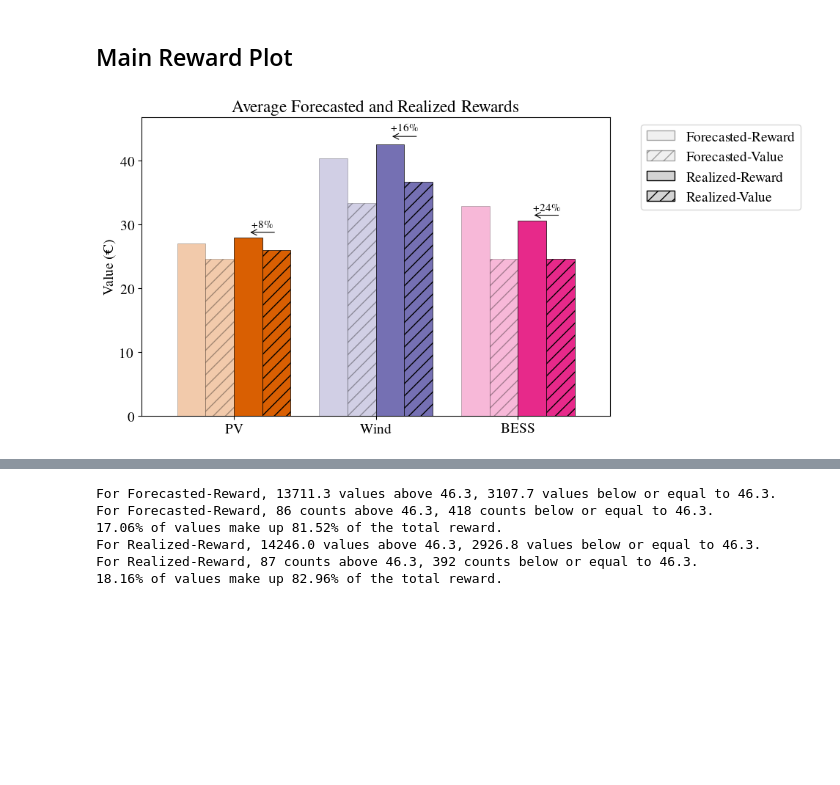
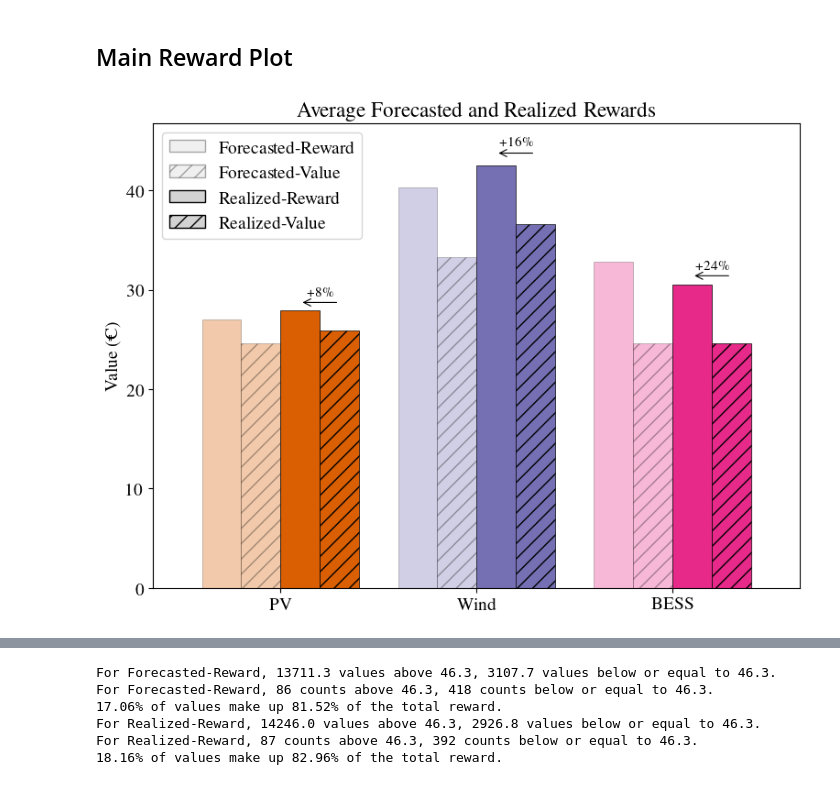
Before and after one commit to cvonholly/dvpp_reward_mechanism, a Jupyter notebook: case_visualize_UPDATED.ipynb, the cells around one changed output, grey strips where cells are left out. Saved outputs shown, nothing was run; the diff lists cells and outputs as text; code cells hidden in the pictures; blank space fills up the shorter version.

```diff
--- a/case_visualize_UPDATED.ipynb
+++ b/case_visualize_UPDATED.ipynb
@@ -88,0 +90,9 @@ df_rewards, df_forecasted, df_realized = evaluate_full_game(df_forecasted, df_re
+# %%
+# new test
+df_rewards, df_forecasted, df_realized, dvpp_formation = evaluate_full_game(df_forecasted, df_realized, MAKE_GAMES_SUPERADD=MAKE_GAMES_SUPERADD,
+                                MAKE_REALIZED_SUPERADDITIVE=MAKE_REALIZED_SUPERADDITIVE,
+                                USE_SUB_GAME_METHOD=USE_SUB_GAME_METHOD,
+                                print_warnings=False,
+                                SPLIT_FORECASTED_REALIZED=SPLIT_FORECASTED_REALIZED,
+                                GET_COALITION_FORMATION=True
+                                )
@@ -88,0 +101,26 @@ df_rewards, df_forecasted, df_realized = evaluate_full_game(df_forecasted, df_re
+# %%
+# 1. Convert the nested dictionary to a DataFrame
+# orient='index' makes the outer keys (market, timestamp) the rows
+# and the inner keys (frozensets) the columns.
+df = pd.DataFrame.from_dict(dvpp_formation, orient='index')
+
+# 2. Convert the row index from standard tuples into a pandas MultiIndex
+df.index = pd.MultiIndex.from_tuples(df.index, names=['Market', 'Timestamp'])
+
+# 3. Define a sorting hierarchy to match your exact requested column structure
+element_order = {'PV': 1, 'Wind': 2, 'BESS': 3}
+
+# 4. Convert frozenset columns to sorted tuples
+df.columns = [
+    tuple(sorted(col, key=lambda x: element_order.get(x, 4)))
+    for col in df.columns
+]
+
+# 5. Rearrange the columns from left to right:
+# Sorts by tuple length first (singles, then pairs, then triples),
+# then alphabetically by our custom element_order.
+sorted_columns = sorted(
+    df.columns,
+    key=lambda col: (len(col), [element_order.get(item, 4) for item in col])
+)
+df = df[sorted_columns]
@@ -265,7 +385,8 @@ device_colors = {
 }
 
 # 3. Create the Plot
-fig, ax = plt.subplots(figsize=(10, 5))
+# fig, ax = plt.subplots(figsize=(10, 5))
+fig, ax = plt.subplots(figsize=(8, 6))
 df_mean.plot(kind='bar', ax=ax, width=0.8, edgecolor='black', linewidth=0.5)
 
 for col_idx, container in enumerate(ax.containers):
@@ -315,35 +436,36 @@ for bar_left, bar_right, device in zip(ax.containers[left_col],
         "",
         xy=(x_right, y),
         xytext=(x_left, y),
         arrowprops=dict(arrowstyle="<-", color="k", lw=0.8),
     )
     # add the percentage text at the midpoint
     ax.text((x_left + x_right) / 2, y * 1.01, f"{pct:+.0f}\\%", ha="center", va="bottom", fontsize=11)
 
 # add a bit more headroom for the arrow/text
 ax.set_ylim(0, 1.2 * df_mean.values.max())
 
 # Final Formatting
 ax.set_ylabel(r"Value (€)")
 ax.set_title(r"Average Forecasted and Realized Rewards")
 plt.xticks(rotation=0) # Keep labels horizontal
 # plt.legend(bbox_to_anchor=(1.05, 1), loc='upper left') # Move legend out
 legend_handles = []
 for i, col in enumerate(df_mean.columns):
     hatch = '//' if i in [1, 3] else None
     alpha = 0.33 if i in [0, 1] else 1.0
     legend_handles.append(
         mpatches.Patch(facecolor='lightgrey', edgecolor='black',
                        hatch=hatch, alpha=alpha, label=col)
     )
-ax.legend(handles=legend_handles, bbox_to_anchor=(1.05, 1), loc='upper left')
+# ax.legend(handles=legend_handles, bbox_to_anchor=(1.05, 1), loc='upper left')
+ax.legend(handles=legend_handles, loc='upper left')
 
 plt.ylim(0, 1.1*df_mean.values.max())
 plt.tight_layout()
 # plt.grid()
 plt.savefig('pics/average_forecasted_and_realized_rewards.png', dpi=600, bbox_inches='tight')
 # %% [output]
-[figure, old version]
+[figure, new version]
 # %%
 def assess_distribution_fit(data, distributions_to_test):
     """
```
Also changed, not shown: parts of 13 cells of this notebook, 6 other files.
